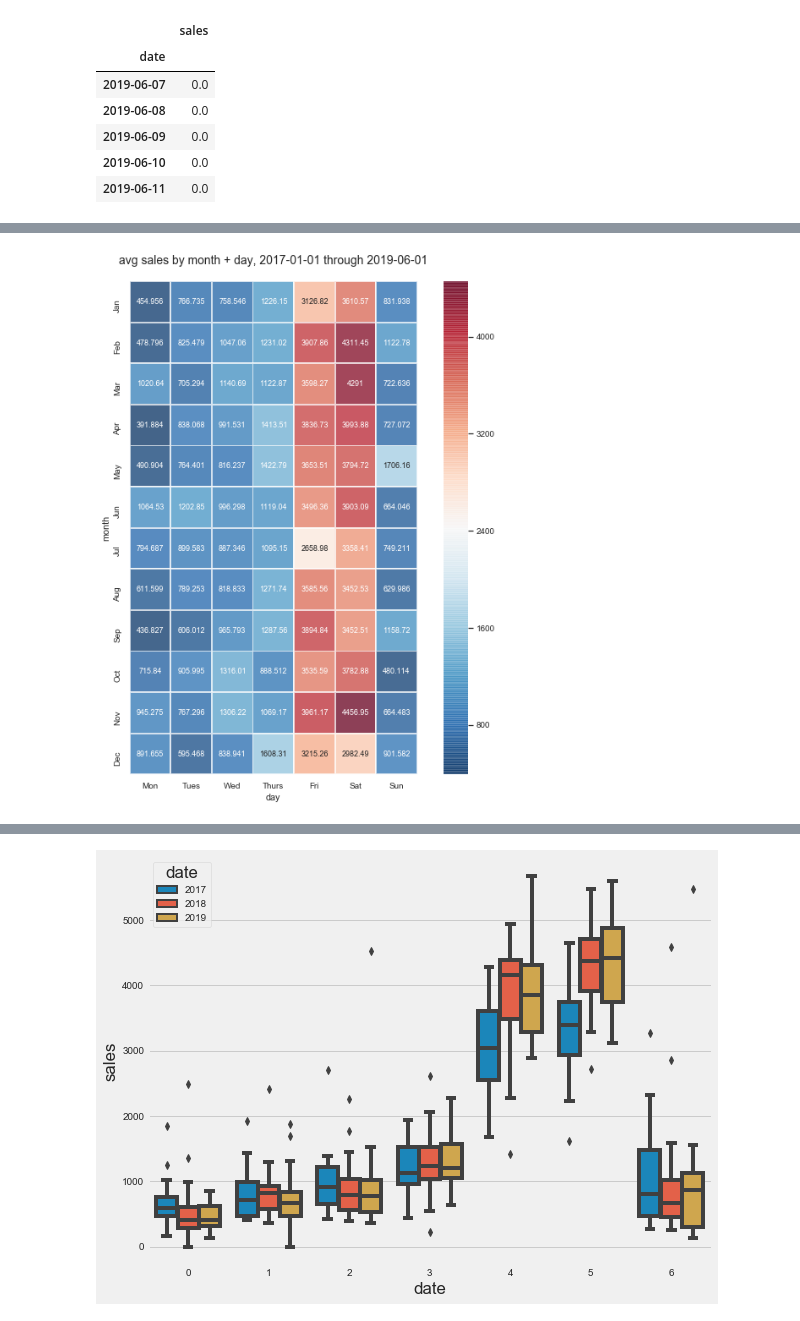
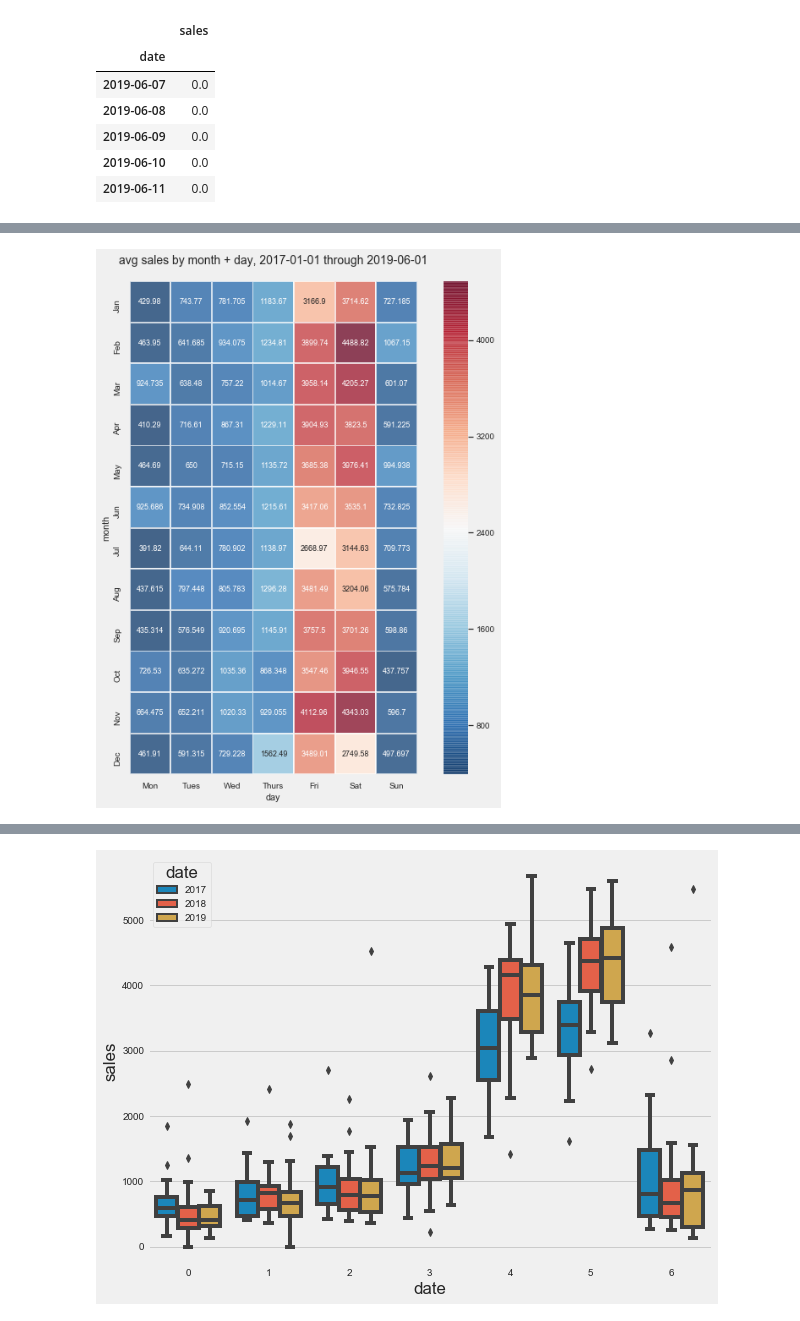
Before and after one commit to maks-p/restaurant_sales_forecasting, a Jupyter notebook: sales_pipeline_scratch_v1.ipynb, the cells around one changed output, grey strips where cells are left out. Drawn from its saved outputs; the diff is of its cells as text; code cells hidden in the pictures.

```diff
--- a/sales_pipeline_scratch_v1.ipynb
+++ b/sales_pipeline_scratch_v1.ipynb
@@ -100,26 +100,26 @@ daily_average_matrix_ann(dfx)
 # %%
 def sales_heatmap(df, start_date, end_date):
 
     temp_df = df[(df.index > start_date) & (df.index < end_date)]
 
-    matrix = temp_df.groupby([temp_df.index.month, temp_df.index.dayofweek]).agg({'sales': 'mean'})
+    matrix = temp_df.groupby([temp_df.index.month, temp_df.index.dayofweek]).agg({'sales': 'median'})
     matrix = matrix.rename_axis(['month', 'day'])
     temp_df = matrix.unstack(level=1)
 
     plt.figure(figsize=(10,10))
     sns.set(font_scale=0.9)
     sns.set_style('whitegrid')
     sns.heatmap(temp_df, square=True, linewidths=0.75, annot=True, annot_kws={"size": 9}, fmt='g',
                 cmap='RdBu_r', alpha=0.75, yticklabels=['Jan', 'Feb', 'Mar', 'Apr', 'May', 'Jun', 'Jul', 'Aug', 'Sep', 'Oct', 'Nov', 'Dec'],
                 xticklabels=['Mon', 'Tues', 'Wed', 'Thurs', 'Fri', 'Sat', 'Sun'])
     plt.ylabel('month')
     plt.xlabel('day')
     plt.title(f'avg sales by month + day, {start_date} through {end_date}',size=14, pad=20)
     plt.show();
 
 sales_heatmap(dfx, '2017-01-01', end_date)
 # %% [output]
-[figure, old version]
+[figure, new version]
 # %%
 # Year over Year
 plt.style.use('fivethirtyeight')
```
Also changed, not shown: parts of 8 cells of this notebook, 2 other files.
